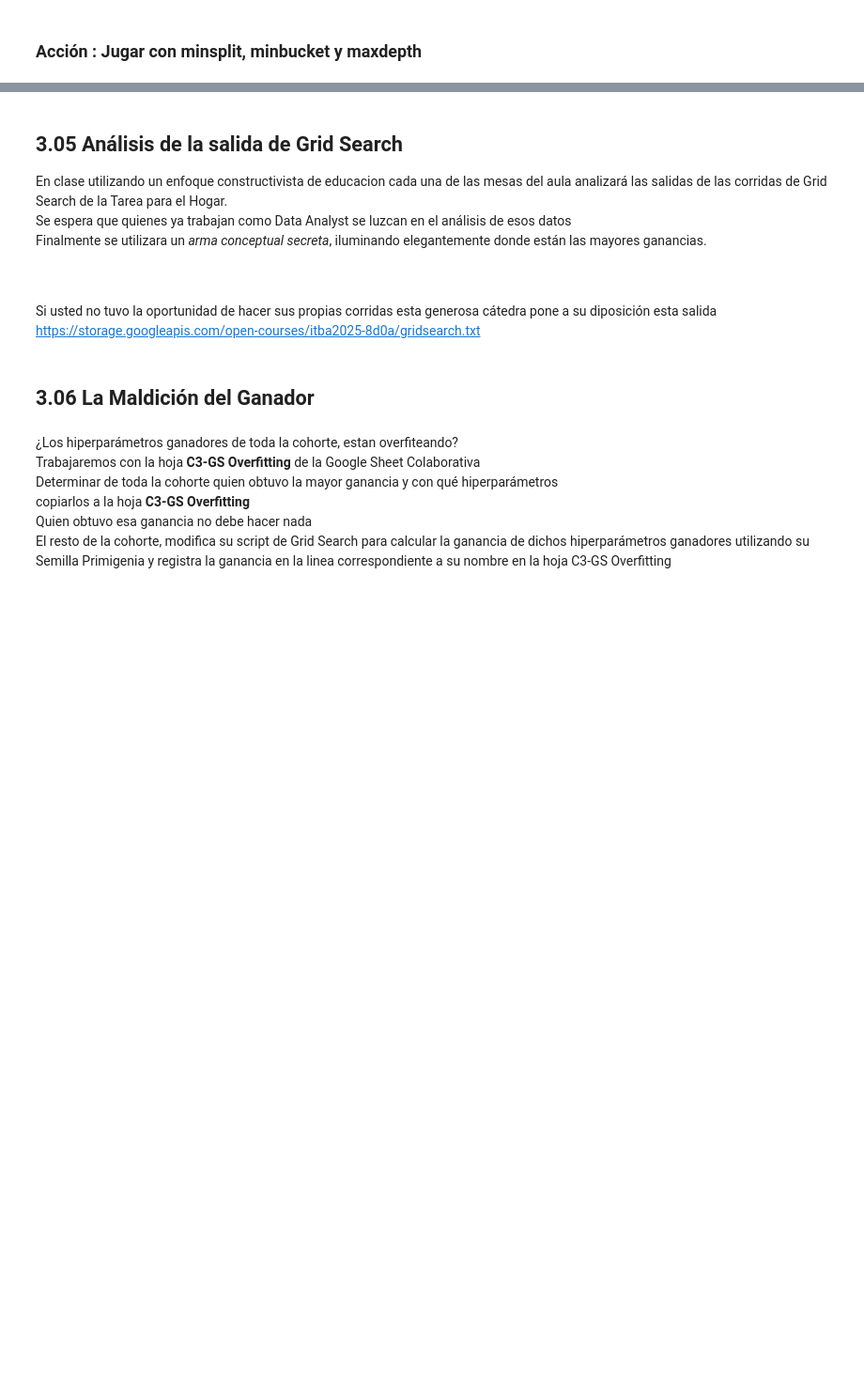
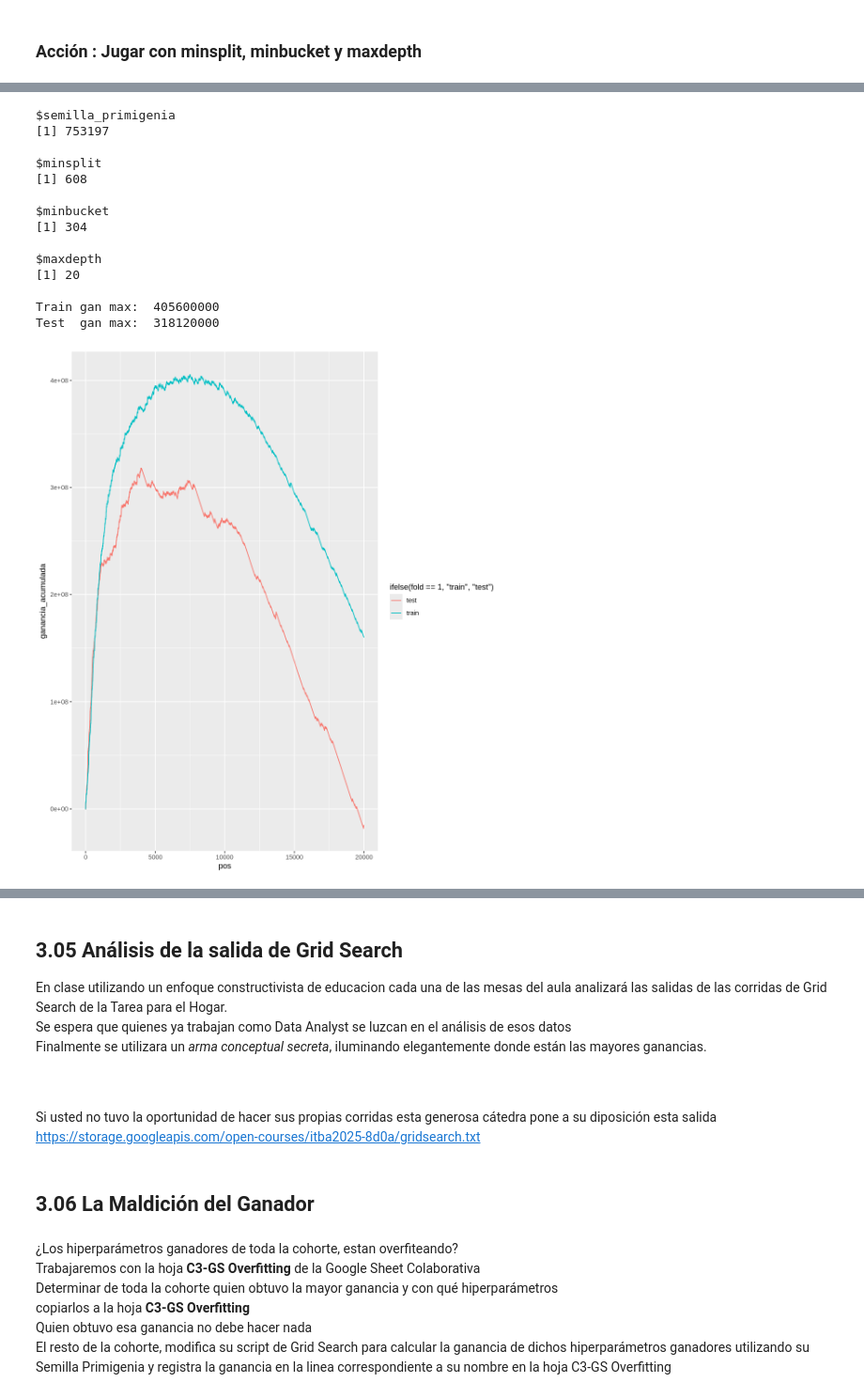
Before and after one commit to bustos-ai/dm2025c, a Jupyter notebook: scripts_editados/B301_optimizacionhiperparametros.ipynb, the cells around one changed output, grey strips where cells are left out. Shown at 94% size. Saved outputs shown, nothing was run; the diff lists cells and outputs as text; code cells hidden in the pictures; blank space fills up the shorter version.

```diff
--- a/scripts_editados/B301_optimizacionhiperparametros.ipynb
+++ b/scripts_editados/B301_optimizacionhiperparametros.ipynb
@@ -242,6 +242,40 @@ tb_prediccion[, pos := sequence(.N), by= fold]
 # %%
 # defino hasta donde muestra el grafico
 amostrar <- 20000
+# %%
+# Esta hermosa curva muestra como en el mentiroso training
+#   la ganancia es siempre mejor que en el real testing
+# _y_ mayor obtenida en bayesiana
+
+options( repr.plot.width=10, repr.plot.height=10)
+
+gra <- ggplot(
+           data= tb_prediccion[pos <= amostrar],
+           aes( x= pos, y= ganancia_acumulada,
+                color= ifelse(fold == 1, "train", "test") )
+             ) + geom_line()
+
+print( gra )
+
+print(PARAM)
+cat( "Train gan max: ", tb_prediccion[fold==1, max(ganancia_acumulada)], "\n" )
+cat( "Test  gan max: ", tb_prediccion[fold==2, max(ganancia_acumulada)], "\n" )
+# %% [output]
+$semilla_primigenia
+[1] 753197
+
+$minsplit
+[1] 608
+
+$minbucket
+[1] 304
+
+$maxdepth
+[1] 20
+
+Train gan max:  405600000
+Test  gan max:  318120000
+[figure, added]
 # %%
 # Esta hermosa curva muestra como en el mentiroso training
 #   la ganancia es siempre mejor que en el real testing
```
Also changed, not shown: parts of 13 cells of this notebook.
